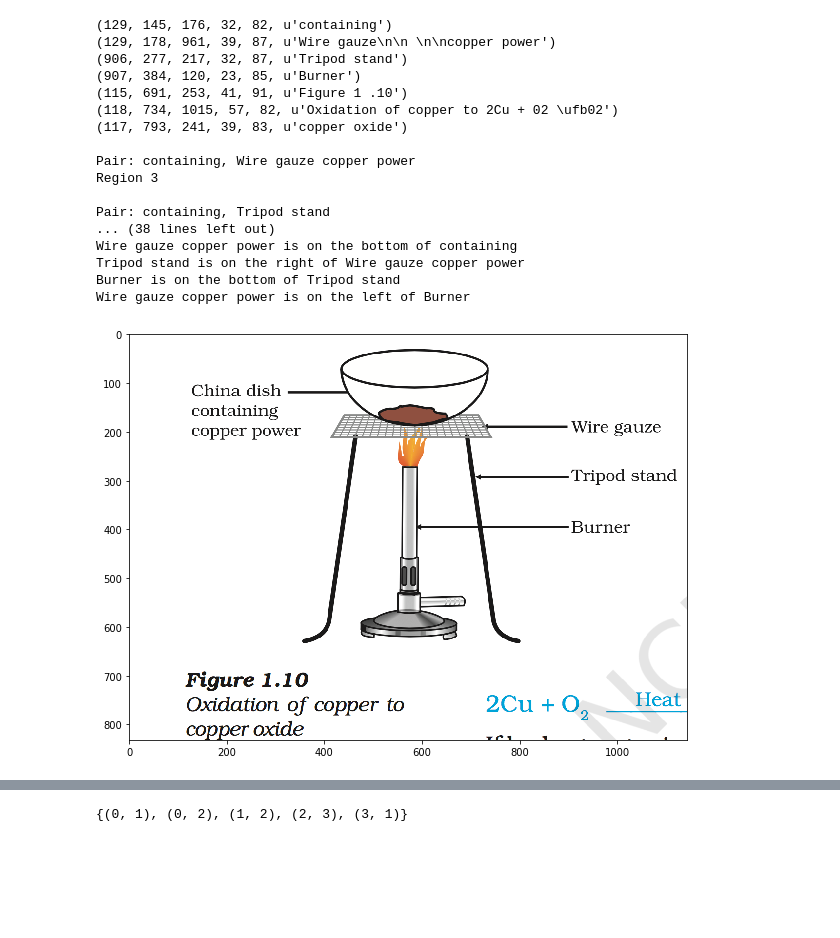
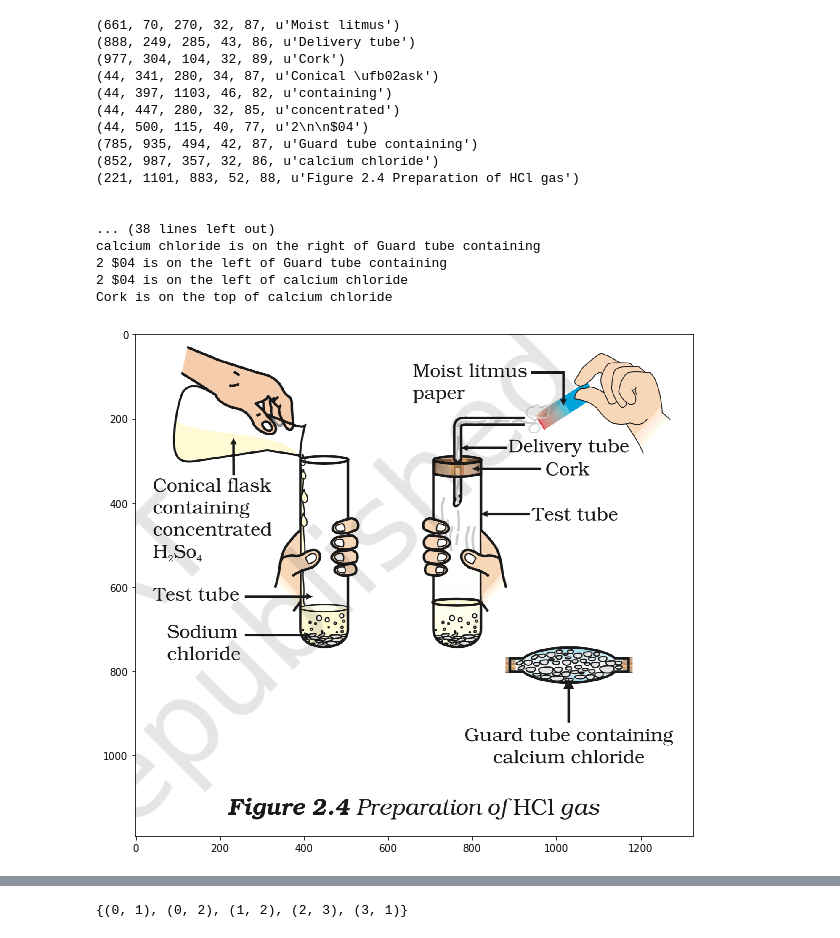
Before and after one commit to AkshanshChahal/Template-Based-Approach-for-Augmenting-Image-Descriptions, a Jupyter notebook: Labels with Coordinates.ipynb, the cells around one changed output, grey strips where cells are left out. Cells and saved outputs as stored; diff of their text form; code cells hidden in the pictures; blank space fills up the shorter version.

```diff
--- a/Labels with Coordinates.ipynb
+++ b/Labels with Coordinates.ipynb
@@ -9,7 +9,7 @@ import matplotlib.pyplot as plt
 import matplotlib.image as mpimg
 %matplotlib inline
 # %%
-base = '/Users/macbook/Documents/RAVI/Notebook/'
+base = '/Users/macbook/Documents/RAVI/Notebook/images/'
 # %%
 def dist(x1, y1, x2, y2):
     return (x2-x1)**2 + (y2-y1)**2
@@ -50,7 +50,7 @@ def fn(x):
     x = re.sub(' +',' ',x)
     return " ".join(x.split())
 # %%
-index = 2
+index = 11
 path = base + str(index) + '.png'
 image = Image.open(path)
 
@@ -88,9 +88,13 @@ for i, (im, box, _, _) in enumerate(boxes):
 
     if ocrResult.strip().lower().startswith('fig'):
         b = True
+        for r in range(len(ocrResult.strip())):
         continue
 
-    newLabel = Label(box['x'], box['y'], box['w'], box['h'], conf, fn(str(ocrResult.strip())))
+    ocrResult = ocrResult.encode('ascii', 'ignore').decode('ascii')
+    text = fn(str(ocrResult.strip()))
+    if len(text) < 3: continue
+    newLabel = Label(box['x'], box['y'], box['w'], box['h'], conf, text)
     labels.append(newLabel)
 
 
@@ -122,7 +126,7 @@ for i,label in enumerate(labels):
         his_x = labels[j].getX()
         his_y = labels[j].getY()
 
-        print ("\nPair: " + labels[i].getText() + ", " + labels[j].getText())
+        #print ("\nPair: " + labels[i].getText() + ", " + labels[j].getText())
         """
         If its in the range of 20 degress above or below the direct direction
         x increases on the right and y increases towards bottom
@@ -151,7 +155,7 @@ for i,label in enumerate(labels):
                 bx[k] = True
                 minx[k] = (j,d)
 
-            print ("Region " + str(k))
+            #print ("Region " + str(k))
 
         elif his_x < my_x and abs(his_y-my_y)/(my_x-his_x) <  0.36:
             """ Left """
@@ -164,7 +168,7 @@ for i,label in enumerate(labels):
                 bx[k] = True
                 minx[k] = (j,d)
 
-            print ("Region " + str(k))
+            #print ("Region " + str(k))
 
         elif his_y < my_y and abs(his_x-my_x)/(my_y-his_y) <  0.36:
             """ Top """
@@ -177,7 +181,7 @@ for i,label in enumerate(labels):
                 bx[k] = True
                 minx[k] = (j,d)
 
-            print ("Region " + str(k))
+            #print ("Region " + str(k))
 
         elif his_y > my_y and abs(his_x-my_x)/(his_y-my_y) <  0.36:
             """ Bottom """
@@ -190,7 +194,7 @@ for i,label in enumerate(labels):
                 bx[k] = True
                 minx[k] = (j,d)
 
-            print ("Region " + str(k))
+            #print ("Region " + str(k))
 
         elif his_x > my_x and his_y < my_y:
             """ Top Right """
@@ -203,7 +207,7 @@ for i,label in enumerate(labels):
                 bx[k] = True
                 minx[k] = (j,d)
 
-            print ("Region " + str(k))
+            #print ("Region " + str(k))
 
         elif his_x > my_x and his_y > my_y:
             """ Bottom Right """
@@ -216,7 +220,7 @@ for i,label in enumerate(labels):
                 bx[k] = True
                 minx[k] = (j,d)
 
-            print ("Region " + str(k))
+            #print ("Region " + str(k))
 
         elif his_x < my_x and his_y < my_y:
             """ Top Left """
@@ -229,7 +233,7 @@ for i,label in enumerate(labels):
                 bx[k] = True
                 minx[k] = (j,d)
 
-            print ("Region " + str(k))
+            #print ("Region " + str(k))
 
         elif his_x < my_x and his_y > my_y:
             """ Bottom Left """
@@ -242,7 +246,7 @@ for i,label in enumerate(labels):
                 bx[k] = True
                 minx[k] = (j,d)
 
-            print ("Region " + str(k))
+            #print ("Region " + str(k))
 
 
     ### Add all the 8 regions best ones into the pairs set.
@@ -282,45 +286,45 @@ for i,label in enumerate(labels):
 
 
 
 # ----------------------------------------------------------------
 # ----------------------------------------------------------------
 
 
 print '\n\n\n-------------------------------------------------'
 print 'There are in total {} text labels.'.format(len(labels))
 print '-------------------------------------------------------'
 
 print '-------------------------------------------------------'
 print ('Image Caption : ' + caption)
 print '-------------------------------------------------------'
 
 print '-------------------------------------------------------'
 print '----------------------LABELS---------------------------'
 
 for label in labels:
     print label.getText()
 
 print '-------------------------------------------------------'
 print '-------------------------------------------------------'
 print '-----------------RELATIVE POSITIONS--------------------'
 for description in descriptions:
     print description
 # %% [output]
-(129, 145, 176, 32, 82, u'containing')
-(129, 178, 961, 39, 87, u'Wire gauze\n\n \n\ncopper power')
-(906, 277, 217, 32, 87, u'Tripod stand')
-(907, 384, 120, 23, 85, u'Burner')
-(115, 691, 253, 41, 91, u'Figure 1 .10')
-(118, 734, 1015, 57, 82, u'Oxidation of copper to 2Cu + 02 \ufb02')
-(117, 793, 241, 39, 83, u'copper oxide')
+(661, 70, 270, 32, 87, u'Moist litmus')
+(888, 249, 285, 43, 86, u'Delivery tube')
+(977, 304, 104, 32, 89, u'Cork')
+(44, 341, 280, 34, 87, u'Conical \ufb02ask')
+(44, 397, 1103, 46, 82, u'containing')
+(44, 447, 280, 32, 85, u'concentrated')
+(44, 500, 115, 40, 77, u'2\n\n$04')
+(785, 935, 494, 42, 87, u'Guard tube containing')
+(852, 987, 357, 32, 86, u'calcium chloride')
+(221, 1101, 883, 52, 88, u'Figure 2.4 Preparation of HCl gas')
 
-Pair: containing, Wire gauze copper power
-Region 3
 
-Pair: containing, Tripod stand
 ... (38 lines left out)
-Wire gauze copper power is on the bottom of containing
-Tripod stand is on the right of Wire gauze copper power
-Burner is on the bottom of Tripod stand
-Wire gauze copper power is on the left of Burner
+calcium chloride is on the right of Guard tube containing
+2 $04 is on the left of Guard tube containing
+2 $04 is on the left of calcium chloride
+Cork is on the top of calcium chloride
-[figure, old version]
+[figure, new version]
```
Also changed, not shown: parts of 1 cell of this notebook.
